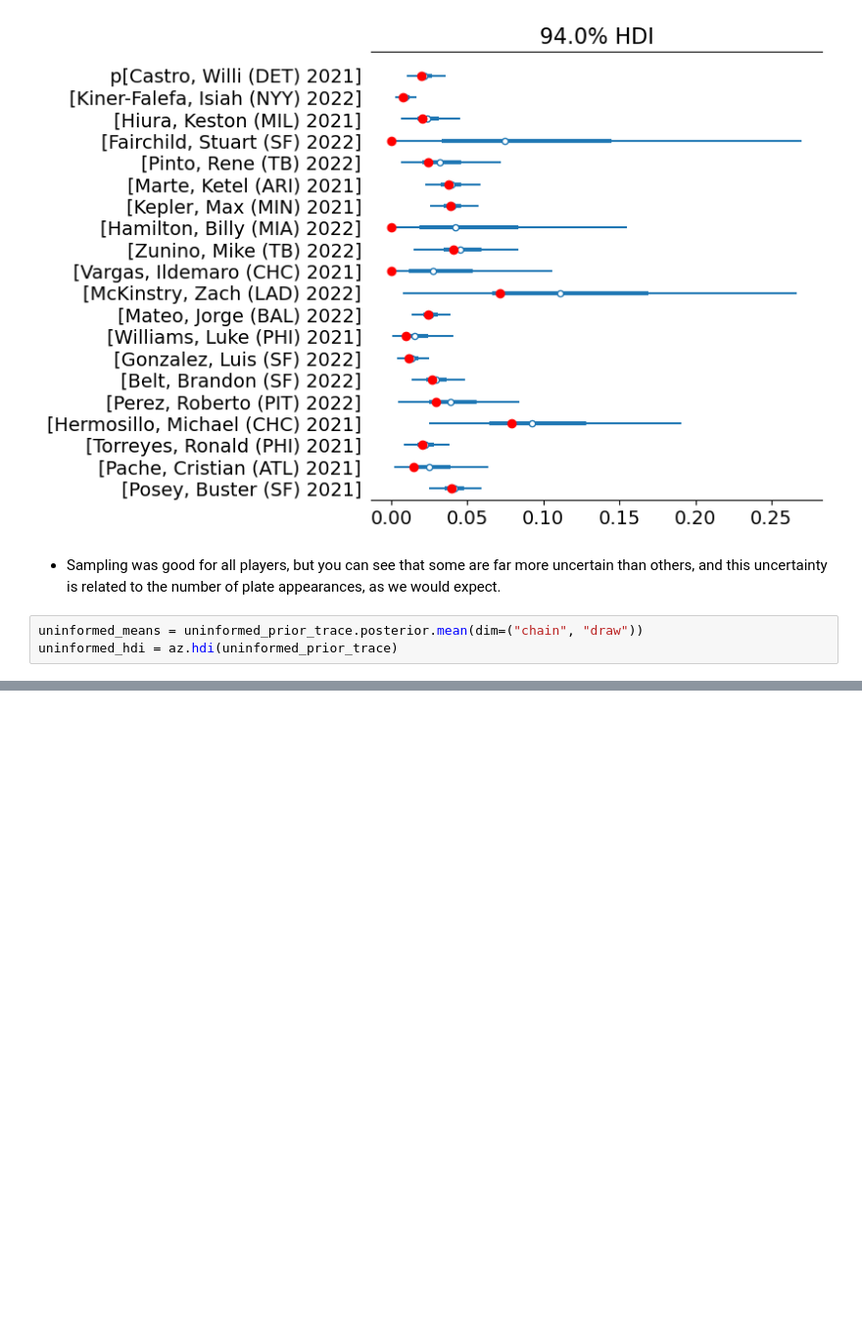
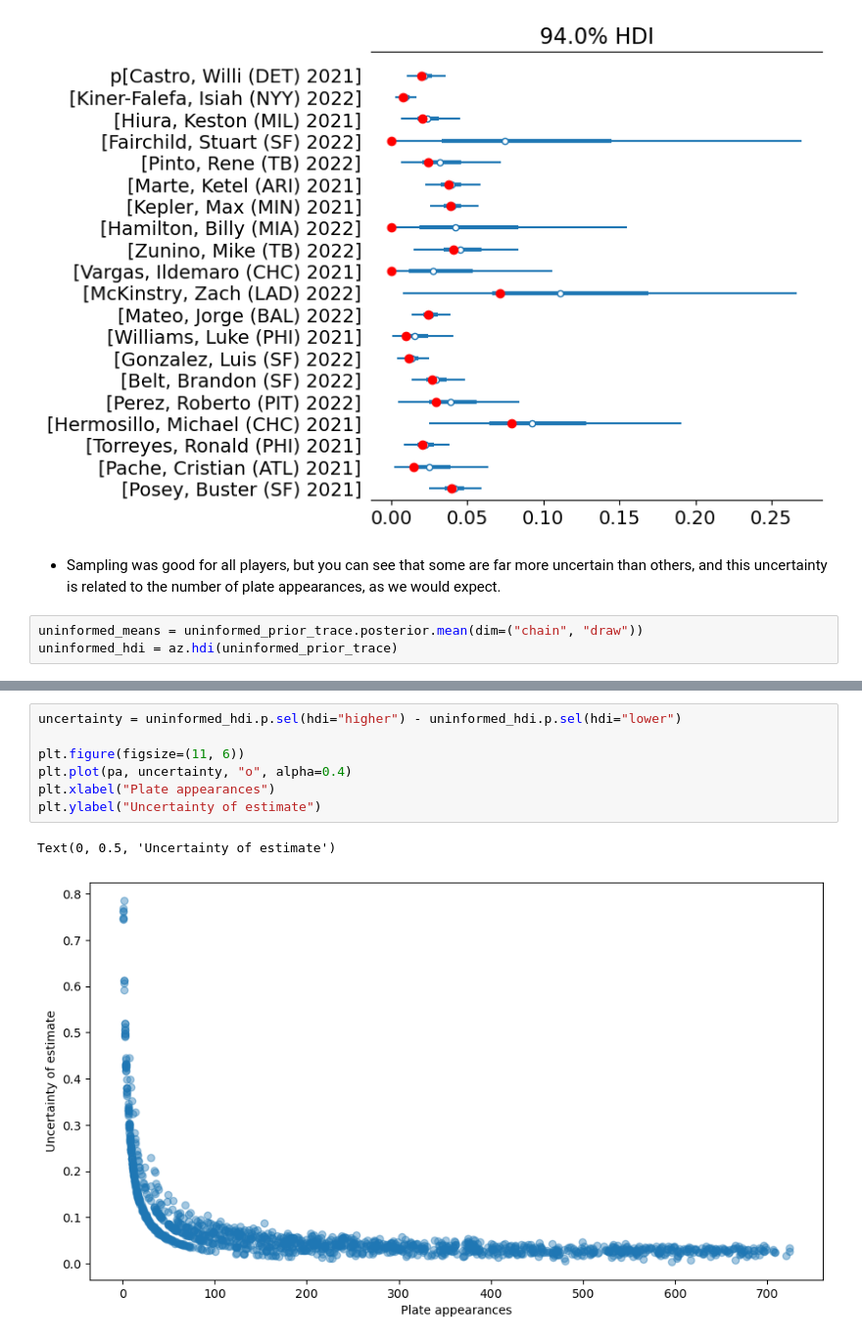
Before and after one commit to HyunsuLee/Bayes_programming_exercise, a Jupyter notebook: PyMC3tutorial/Developing Hierarchical Models.ipynb, the cells around one changed output, grey strips where cells are left out. Shown at 98% size. Cells and saved outputs as stored; diff of their text form; blank space fills up the shorter version.

```diff
--- a/PyMC3tutorial/Developing Hierarchical Models.ipynb
+++ b/PyMC3tutorial/Developing Hierarchical Models.ipynb
@@ -261,0 +282,10 @@ uninformed_hdi = az.hdi(uninformed_prior_trace)
+# %%
+uncertainty = uninformed_hdi.p.sel(hdi="higher") - uninformed_hdi.p.sel(hdi="lower")
+
+plt.figure(figsize=(11, 6))
+plt.plot(pa, uncertainty, "o", alpha=0.4)
+plt.xlabel("Plate appearances")
+plt.ylabel("Uncertainty of estimate")
+# %% [output]
+Text(0, 0.5, 'Uncertainty of estimate')
+[figure, added]
```
Also changed, not shown: parts of 18 cells of this notebook.
